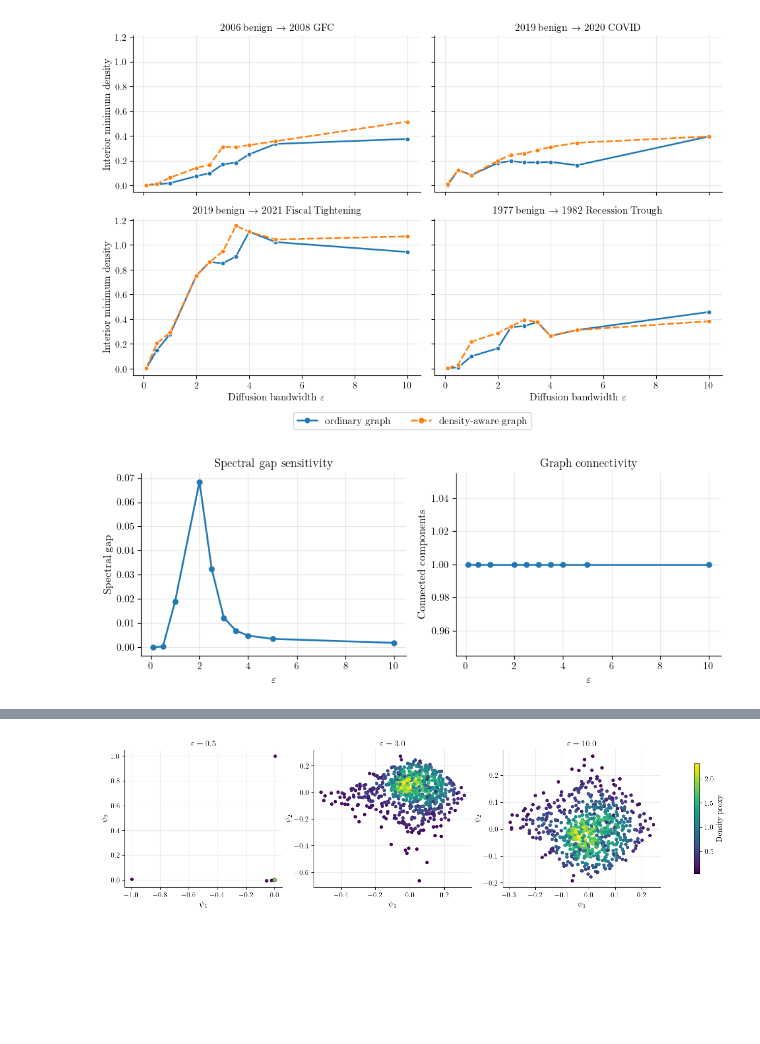
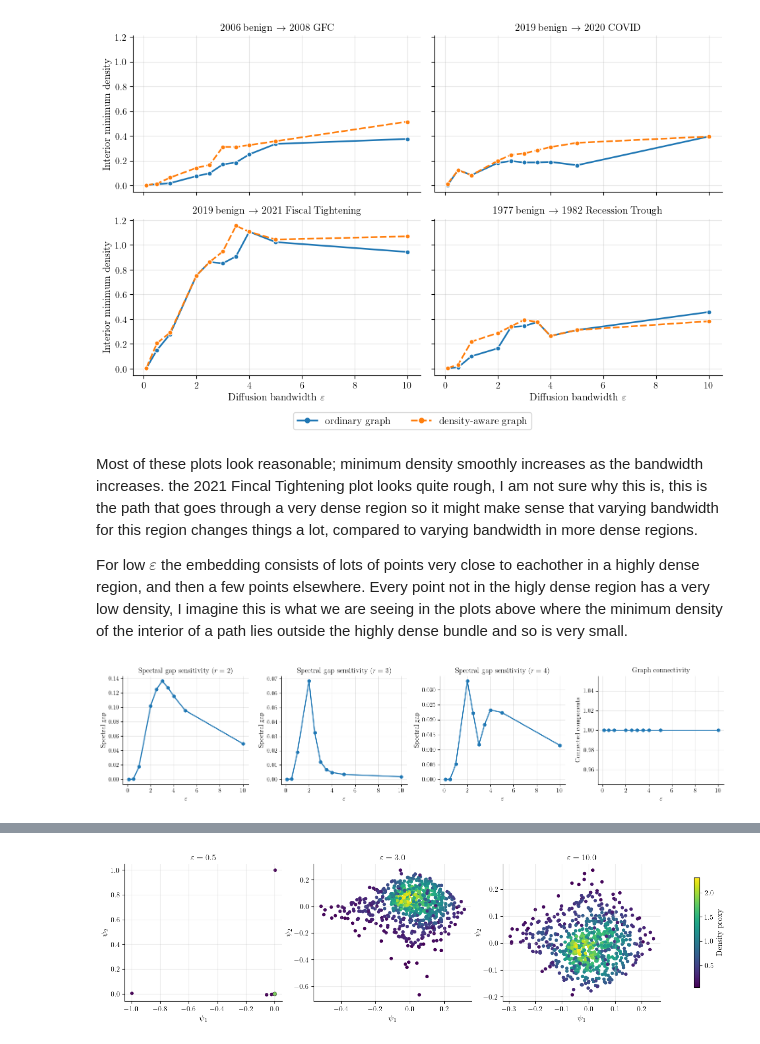
Before and after one commit to adamfowliee/JDKF_Starter, a Jupyter notebook: dissertation_brief/brief_phase8.ipynb, the cells around one changed output, grey strips where cells are left out. Saved outputs shown, nothing was run; the diff lists cells and outputs as text; code cells hidden in the pictures; blank space fills up the shorter version.

```diff
--- a/dissertation_brief/brief_phase8.ipynb
+++ b/dissertation_brief/brief_phase8.ipynb
@@ -254,7 +254,7 @@ for eps in eps_values:
     # Recompute diffusion embedding
     diff_eps = diffusion_map(Z, eps=eps, k=N_DIFFUSION_COORDS)
     Psi_eps = diff_eps["Psi"]; evals = diff_eps["evals"]
-    h_dens, med_Dsq, density_output = density_and_bandwidth(Psi_eps)
+    h_dens, med_Dsq, density_output = density_and_bandwidth(Psi_eps, multiplier=0.1)
     rho_eps, V_eps, scale_eps = density_output
 
     # Construct kNN graph
@@ -267,9 +267,12 @@ for eps in eps_values:
     max_edge_length = np.max(edge_lengths)
 
     # Gap after the retained non-trivial coordinates
+    spectral_gap_m1 = (evals[N_DIFFUSION_COORDS - 1] - evals[N_DIFFUSION_COORDS])
     spectral_gap = (evals[N_DIFFUSION_COORDS] - evals[N_DIFFUSION_COORDS + 1])
+    spectral_gap_p1 = (evals[N_DIFFUSION_COORDS + 1] - evals[N_DIFFUSION_COORDS + 2])
 
-    embedding_rows.append({"eps": eps, "lambda_1": evals[1], "lambda_2": evals[2], "lambda_3": evals[3], "spectral_gap": spectral_gap,
+    embedding_rows.append({"eps": eps, "lambda_1": evals[1], "lambda_2": evals[2], "lambda_3": evals[3],
+                           "spectral_gap": spectral_gap, "spectral_gap_p1": spectral_gap_p1, "spectral_gap_m1": spectral_gap_m1,
                            "connected_components": n_components, "mean_degree": degree.mean(), "median_edge_length": median_edge_length,
                            "max_edge_length": max_edge_length, "density_bandwidth": h_dens})
     embedding_store[eps] = {"Psi": Psi_eps, "rho": rho_eps, "V": V_eps}
@@ -328,22 +359,38 @@ plt.tight_layout(rect=[0, 0.05, 1, 1])
 plt.show()
 # %% [output]
 [figure]
+# %% [markdown]
+Most of these plots look reasonable; minimum density smoothly increases as the bandwidth increases. the 2021 Fincal Tightening plot looks quite rough, I am not sure why this is, this is the path that goes through a very dense region so it might make sense that varying bandwidth for this region changes things a lot, compared to varying bandwidth in more dense regions.
+
+For low $\varepsilon$ the embedding consists of lots of points very close to eachother in a highly dense region, and then a few points elsewhere. Every point not in the higly dense region has a very low density, I imagine this is what we are seeing in the plots above where the minimum density of the interior of a path lies outside the highly dense bundle and so is very small.
 # %%
-fig, axes = plt.subplots(1, 2, figsize=(9, 3.5))
+fig, axes = plt.subplots(1, 4, figsize=(15, 3.5))
 
-axes[0].plot(eps_embedding_df["eps"], eps_embedding_df["spectral_gap"], marker="o")
+axes[0].plot(eps_embedding_df["eps"], eps_embedding_df["spectral_gap_m1"], marker="o")
 axes[0].set_xlabel(r"$\varepsilon$")
 axes[0].set_ylabel("Spectral gap")
-axes[0].set_title("Spectral gap sensitivity")
+axes[0].set_title("Spectral gap sensitivity  ($r=2$)")
 axes[0].grid(alpha=0.3)
 
-axes[1].plot(eps_embedding_df["eps"], eps_embedding_df["connected_components"], marker="o")
+axes[1].plot(eps_embedding_df["eps"], eps_embedding_df["spectral_gap"], marker="o")
 axes[1].set_xlabel(r"$\varepsilon$")
-axes[1].set_ylabel("Connected components")
-axes[1].set_title("Graph connectivity")
+axes[1].set_ylabel("Spectral gap")
+axes[1].set_title("Spectral gap sensitivity ($r=3$)")
 axes[1].grid(alpha=0.3)
+
+axes[2].plot(eps_embedding_df["eps"], eps_embedding_df["spectral_gap_p1"], marker="o")
+axes[2].set_xlabel(r"$\varepsilon$")
+axes[2].set_ylabel("Spectral gap")
+axes[2].set_title("Spectral gap sensitivity ($r=4$)")
+axes[2].grid(alpha=0.3)
+
+axes[3].plot(eps_embedding_df["eps"], eps_embedding_df["connected_components"], marker="o")
+axes[3].set_xlabel(r"$\varepsilon$")
+axes[3].set_ylabel("Connected components")
+axes[3].set_title("Graph connectivity")
+axes[3].grid(alpha=0.3)
 
 plt.tight_layout()
 plt.show()
 # %% [output]
-[figure, old version]
+[figure, new version]
```
Also changed, not shown: parts of 7 cells of this notebook, 2 other files.
